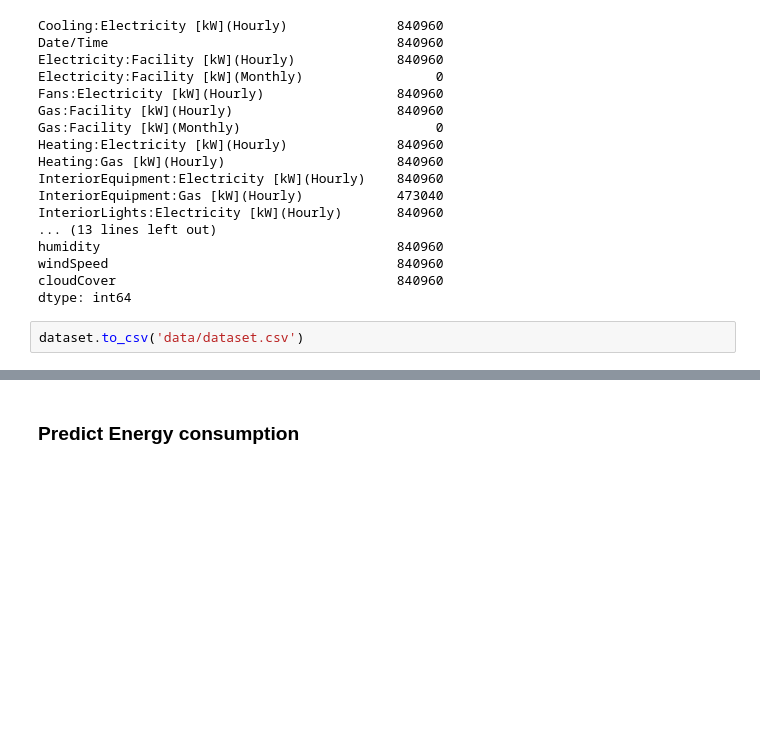
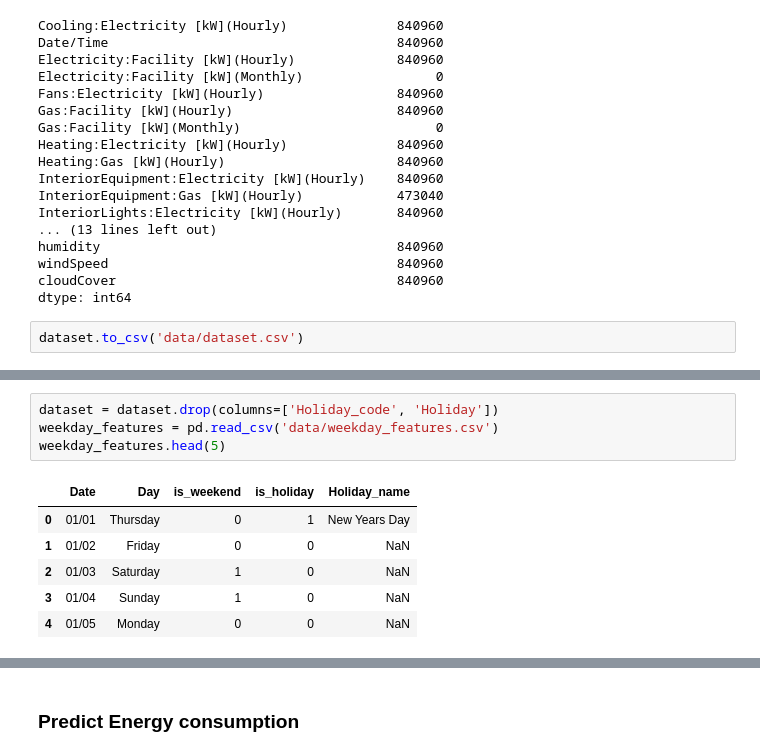
Before and after one commit to fagan2888/EnergyScience, a Jupyter notebook: Energybook-consumption.ipynb, the cells around one changed output, grey strips where cells are left out. Saved outputs shown, nothing was run; the diff lists cells and outputs as text; blank space fills up the shorter version.

```diff
--- a/Energybook-consumption.ipynb
+++ b/Energybook-consumption.ipynb
@@ -193,0 +202,11 @@ dataset.head(5)
+# %%
+dataset = dataset.drop(columns=['Holiday_code', 'Holiday'])
+weekday_features = pd.read_csv('data/weekday_features.csv')
+weekday_features.head(5)
+# %% [output]
+|  | Date | Day | is_weekend | is_holiday | Holiday_name |
+| 0 | 01/01 | Thursday | 0 | 1 | New Years Day |
+| 1 | 01/02 | Friday | 0 | 0 | NaN |
+| 2 | 01/03 | Saturday | 1 | 0 | NaN |
+| 3 | 01/04 | Sunday | 1 | 0 | NaN |
+| 4 | 01/05 | Monday | 0 | 0 | NaN |
```
Also changed, not shown: parts of 20 cells of this notebook, 1 other file.
